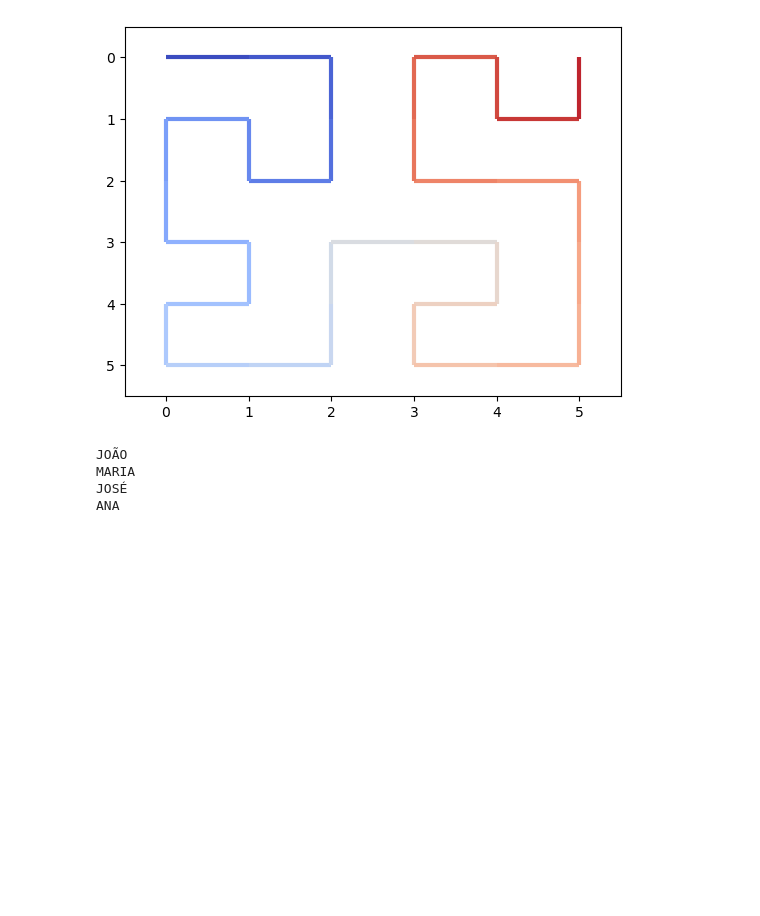
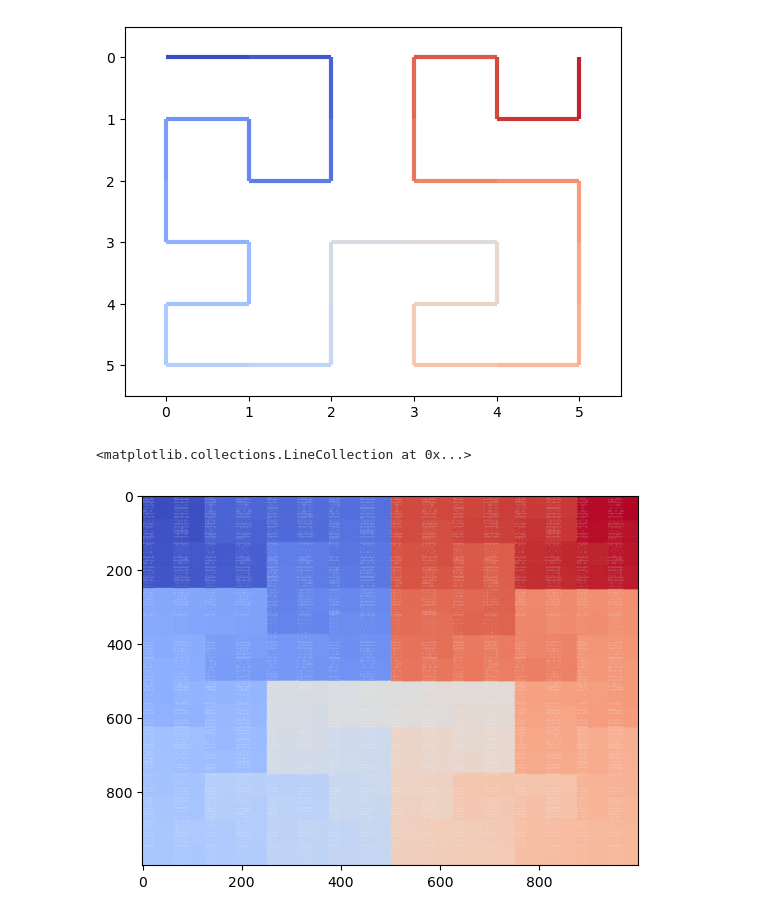
Before and after one commit to celmarguimaraes/space_filling_curves, a Jupyter notebook: main.ipynb, the cells around one changed output. Cells and saved outputs as stored; diff of their text form; code cells hidden in the pictures; blank space fills up the shorter version.

```diff
--- a/main.ipynb
+++ b/main.ipynb
@@ -30,25 +30,15 @@ plot_curve(num_el, curve1)
 # %% [output]
 <matplotlib.collections.LineCollection at 0x...>
 [figure]
-# %%
-class Pessoa:
-    def __init__(self, nome):
-        self.nome = nome
-
-pessoas = [
-    Pessoa("João"),
-    Pessoa("Maria"),
-    Pessoa("José"),
-    Pessoa("Ana"),
-]
-
-for pessoa in pessoas:
-    pessoa.nome = pessoa.nome.upper()
-
-for pessoa in pessoas:
-    print(pessoa.nome)
-# %% [output]
-JOÃO
-MARIA
-JOSÉ
-ANA
+# %%
+height = 1000
+width = 1000
+dim = Dimension(width, height)
+num_el = width * height
+
+curve = PseudoPeanoHilbertCurve(num_el, dim, 0, False)
+
+plot_curve(num_el, curve, linewidth=1)
+# %% [output]
+<matplotlib.collections.LineCollection at 0x...>
+[figure, added]
```
